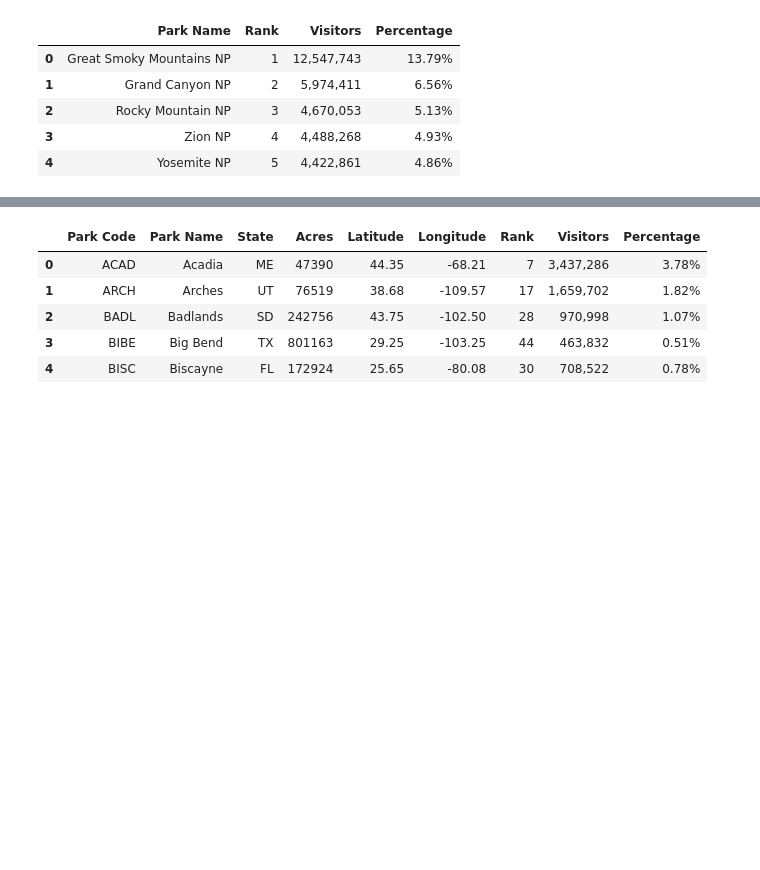
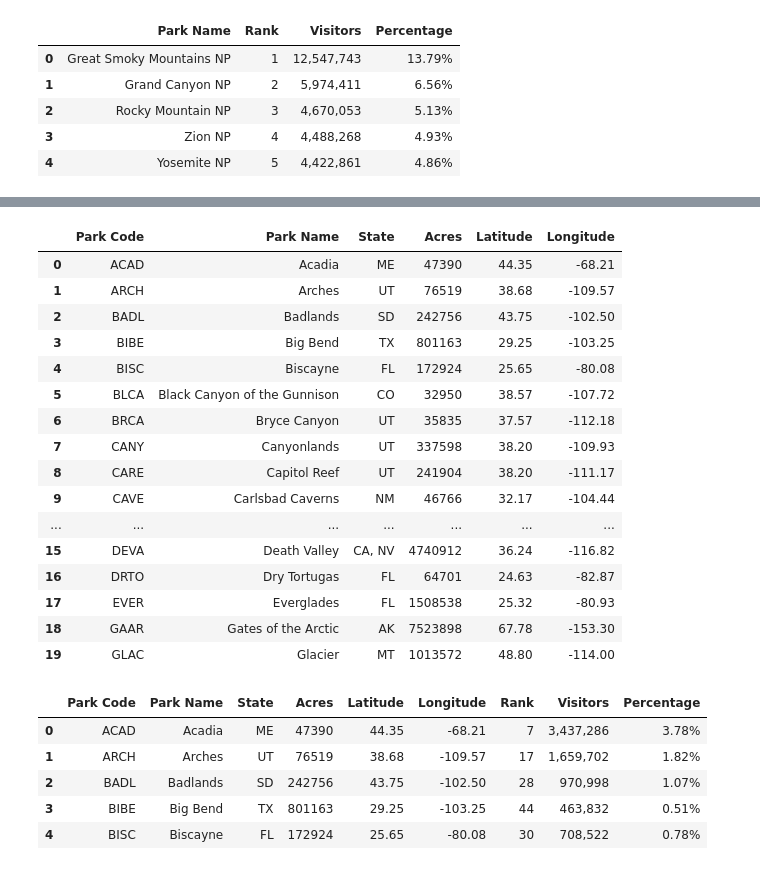
Before and after one commit to rbriggs13/National_Parks_Final_Project, a Jupyter notebook: parks_cleaning.ipynb, the cells around one changed output, grey strips where cells are left out. Saved outputs shown, nothing was run; the diff lists cells and outputs as text; code cells hidden in the pictures; blank space fills up the shorter version.

```diff
--- a/parks_cleaning.ipynb
+++ b/parks_cleaning.ipynb
@@ -83,0 +166,15 @@ See the caveats in the documentation: https://pandas.pydata.org/pandas-docs/stab
+# %%
+#remove the 'and preserve' from the names
+edit_df = parks_df[parks_df['Park Name'].str.contains(' and Preserve')]
+
+counter = 0
+index= edit_df.index
+
+for name in edit_df['Park Name']:
+
+    new_name = name.replace(' and Preserve', '')
+
+    edit_df['Park Name'][index[counter]] = new_name
+    counter += 1
+
+edit_df.head(10)
@@ -83,0 +198,6 @@ See the caveats in the documentation: https://pandas.pydata.org/pandas-docs/stab
+# %%
+#fix the remaining names for issues
+edit_df.loc[18, 'Park Name'] = gates
+edit_df.loc[52, 'Park Name'] = st
+
+edit_df.head(10)
@@ -84,2 +218,26 @@ See the caveats in the documentation: https://pandas.pydata.org/pandas-docs/stab
+# %%
+#add the values back the original dataframe
+replace = edit_df['Park Name'].tolist()
+
+parks_df.loc[index, 'Park Name'] = replace
+parks_df.head(20)
+# %% [output]
+|  | Park Code | Park Name | State | Acres | Latitude | Longitude |
+| 0 | ACAD | Acadia | ME | 47390 | 44.35 | -68.21 |
+| 1 | ARCH | Arches | UT | 76519 | 38.68 | -109.57 |
+| 2 | BADL | Badlands | SD | 242756 | 43.75 | -102.50 |
+| 3 | BIBE | Big Bend | TX | 801163 | 29.25 | -103.25 |
+| 4 | BISC | Biscayne | FL | 172924 | 25.65 | -80.08 |
+| 5 | BLCA | Black Canyon of the Gunnison | CO | 32950 | 38.57 | -107.72 |
+| 6 | BRCA | Bryce Canyon | UT | 35835 | 37.57 | -112.18 |
+| 7 | CANY | Canyonlands | UT | 337598 | 38.20 | -109.93 |
+| 8 | CARE | Capitol Reef | UT | 241904 | 38.20 | -111.17 |
+| 9 | CAVE | Carlsbad Caverns | NM | 46766 | 32.17 | -104.44 |
+| ... | ... | ... | ... | ... | ... | ... |
+| 15 | DEVA | Death Valley | CA, NV | 4740912 | 36.24 | -116.82 |
+| 16 | DRTO | Dry Tortugas | FL | 64701 | 24.63 | -82.87 |
+| 17 | EVER | Everglades | FL | 1508538 | 25.32 | -80.93 |
+| 18 | GAAR | Gates of the Arctic | AK | 7523898 | 67.78 | -153.30 |
+| 19 | GLAC | Glacier | MT | 1013572 | 48.80 | -114.00 |
 # %%
 #merge the data frames
```
Also changed, not shown: parts of 9 cells of this notebook, 6 other files.
